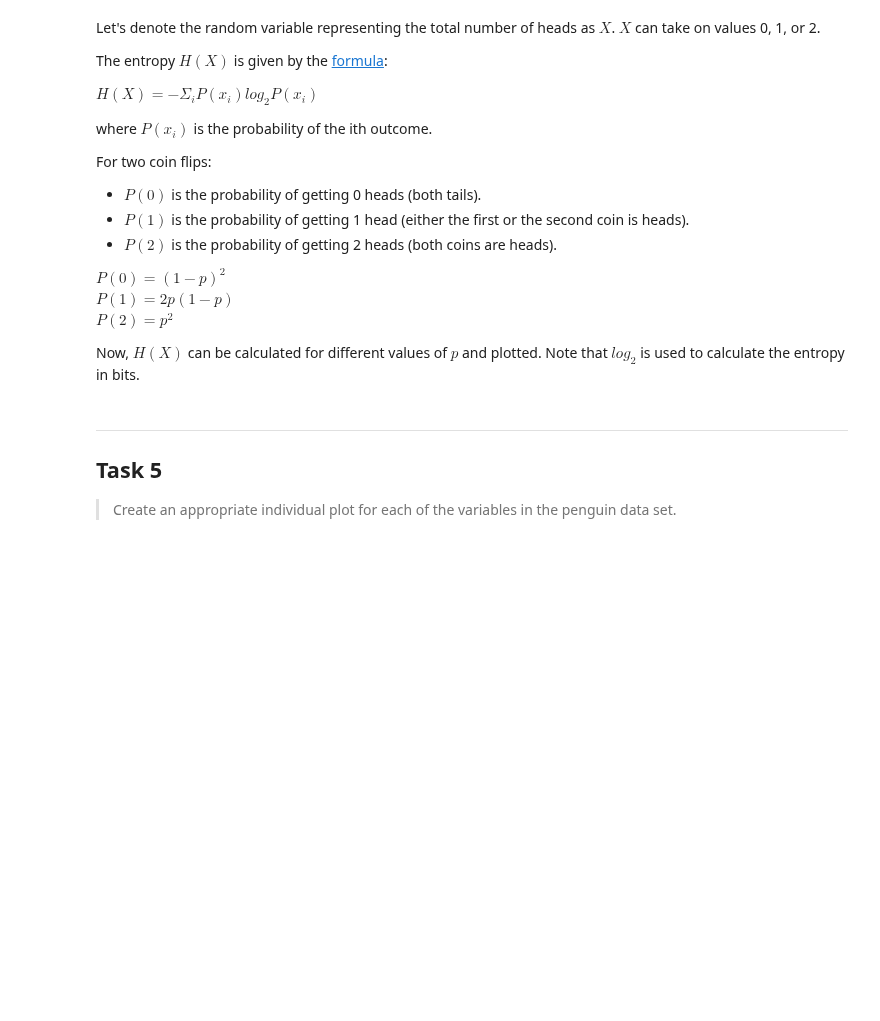
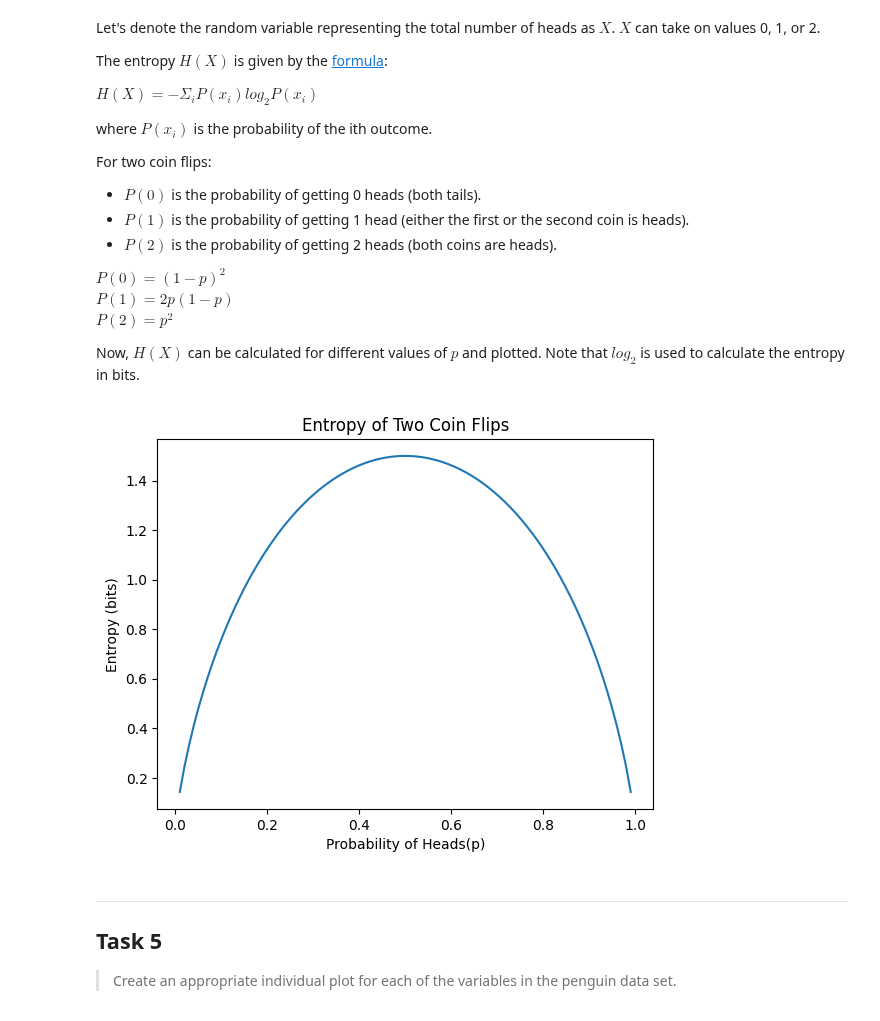
Before and after one commit to claretubs/fundamentals-data-analysis-project, a Jupyter notebook: tasks.ipynb, the cells around one changed output. Drawn from its saved outputs; the diff is of its cells as text; code cells hidden in the pictures; blank space fills up the shorter version.

Commit message:
Entropy Plotted

```diff
--- a/tasks.ipynb
+++ b/tasks.ipynb
@@ -258,6 +258,30 @@ $P(1) = 2p(1 - p)$ <br>
 $P(2) = p^2$ <br>
 
 Now, $H(X)$ can be calculated for different values of $p$ and plotted. Note that $log_2$ is used to calculate the entropy in bits.
+# %%
+# Defining Entropy.
+def entropy(p):
+    P0 = (1 - p) ** 2
+    P1 = 2 * p * (1 - p)
+    P2 = p ** 2
+
+    entropy_value = - (P0 * np.log2(P0) + P1 * np.log2(P1) +  P2 * np.log2(P2))
+    return entropy_value
+# %%
+# Generate Values of p between 0 and 1.
+p_values = np.linspace(0, 1, 100)
+# %%
+# Calculate entropy for each p
+entropy_values = [entropy(p) for p in p_values]
+# %%
+# Plot the entropy
+plt.plot(p_values, entropy_values)
+plt.title('Entropy of Two Coin Flips')
+plt.xlabel('Probability of Heads(p)')
+plt.ylabel('Entropy (bits)')
+plt.show()
+# %% [output]
+[figure, added]
 # %% [markdown]
 ***
 ## Task 5
```
